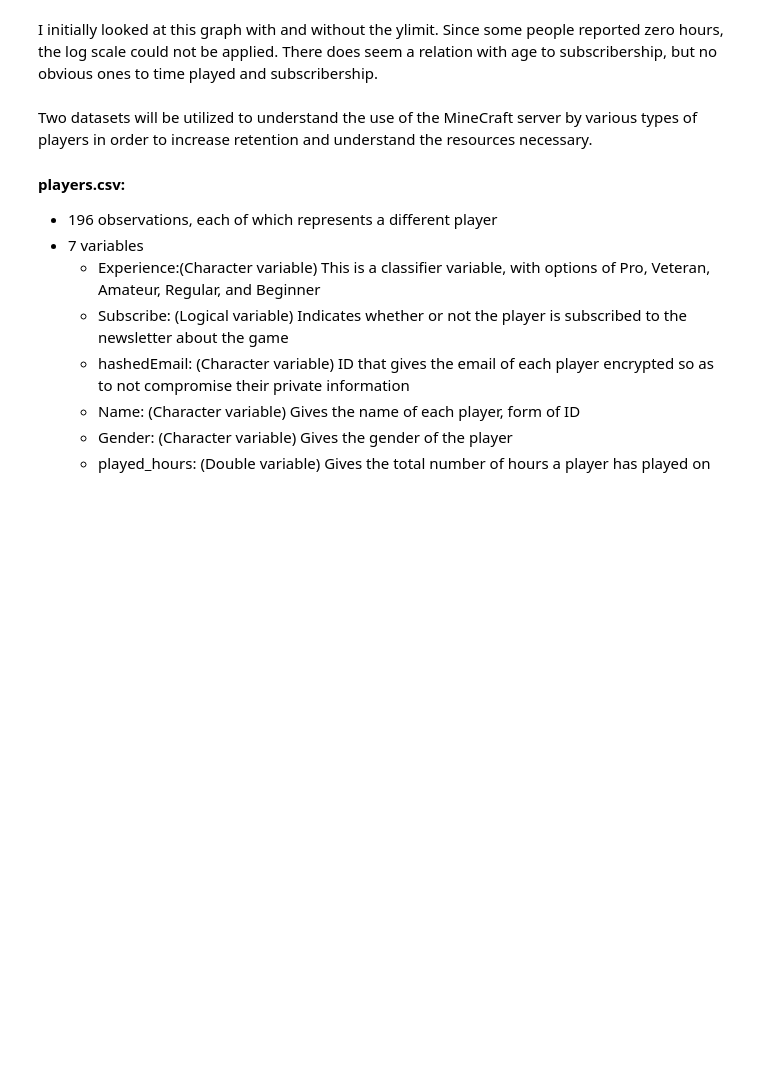
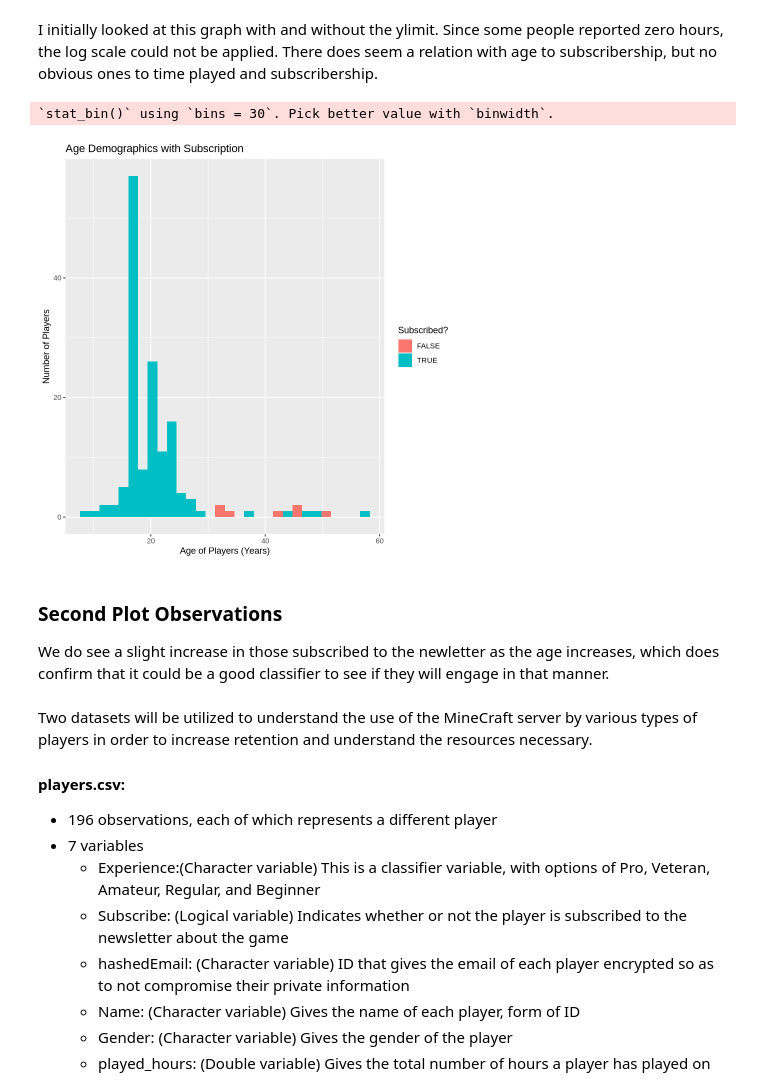
Before and after one commit to brynnelisekamp/DSCI-PROJECT, a Jupyter notebook: initial_planning.ipynb, the cells around one changed output. Saved outputs shown, nothing was run; the diff lists cells and outputs as text; code cells hidden in the pictures; blank space fills up the shorter version.

```diff
--- a/initial_planning.ipynb
+++ b/initial_planning.ipynb
@@ -87,5 +86,19 @@ Warning message:
 # %% [markdown]
 I initially looked at this graph with and without the ylimit. Since some people reported zero hours, the log scale could not be applied. There does seem a relation with age to subscribership, but no obvious ones to time played and subscribership.
+# %%
+histogram_plot <- ggplot(players, aes(x = Age, fill = as_factor(subscribe))) +
+    geom_histogram(position = "identity") +
+    labs(x = "Age of Players (Years)", y = "Number of Players", title = "Age Demographics with Subscription",
+         key = "Subscribed?")+
+    guides(fill=guide_legend(title="Subscribed?"))
+histogram_plot
+# %% [output]
+`stat_bin()` using `bins = 30`. Pick better value with `binwidth`.
+[figure, added]
+# %% [markdown]
+### Second Plot Observations
+
+We do see a slight increase in those subscribed to the newletter as the age increases, which does confirm that it could be a good classifier to see if they will engage in that manner.
 # %% [markdown]
 Two datasets will be utilized to understand the use of the MineCraft server by various types of players in order to increase retention and understand the resources necessary.
 
```
Also changed, not shown: parts of 1 cell of this notebook.
